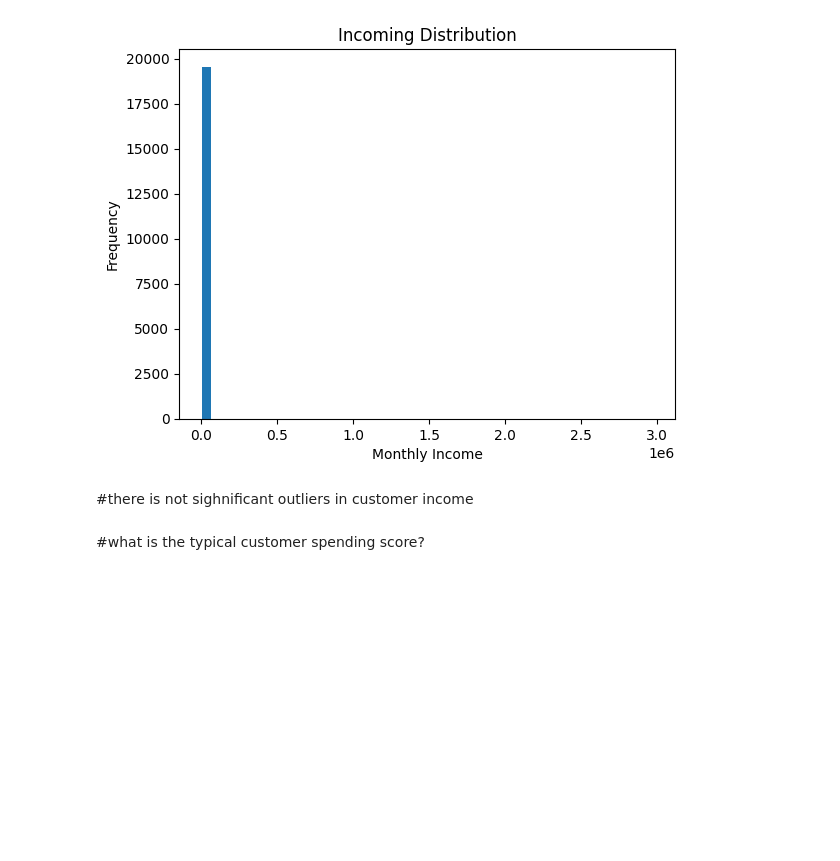
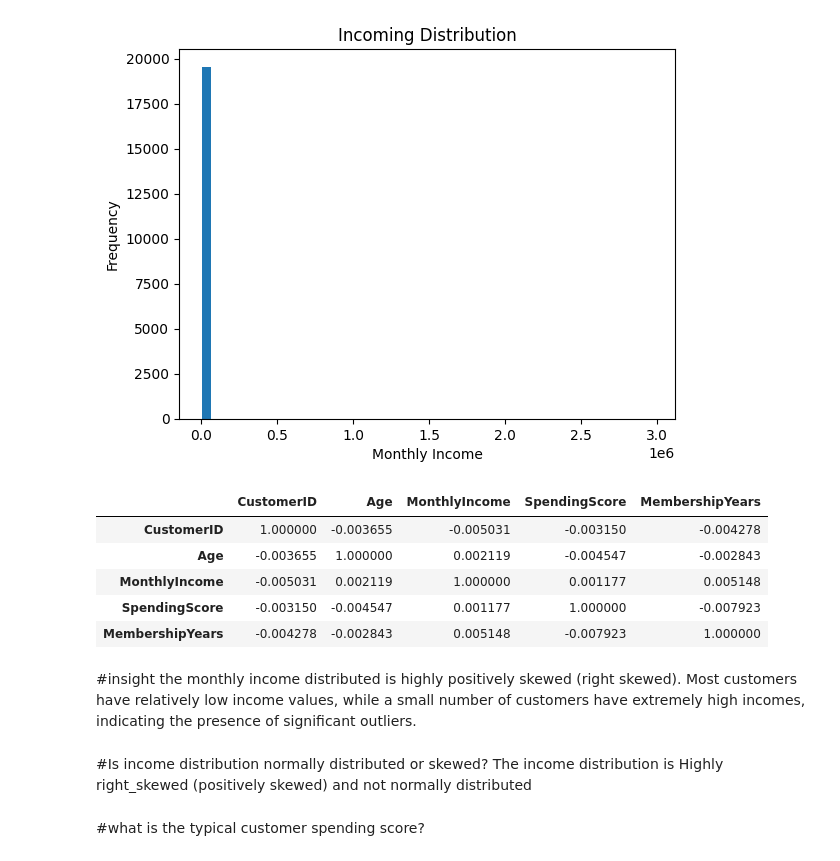
Before and after one commit to Samar97adel/Data-Analysis, a Jupyter notebook: Customers Data Assignment .ipynb, the cells around one changed output. Drawn from its saved outputs; the diff is of its cells as text; code cells hidden in the pictures; blank space fills up the shorter version.

```diff
--- a/Customers Data Assignment .ipynb
+++ b/Customers Data Assignment .ipynb
@@ -8,7 +8,7 @@ Drive already mounted at /content/drive; to attempt to forcibly remount, call dr
 # %%
 import pandas as pd
 # %%
-df=pd.read_csv('/content/customers_data_assignment.csv')
+df=pd.read_csv('/content/drive/MyDrive/data visualization /customers_data_assignment - Copy.csv')
 # %% [markdown]
 #Quick peek of te Data
 # %%
@@ -532,8 +582,23 @@ plt.ylabel('Frequency')
 plt.show()
 # %% [output]
 [figure]
-# %% [markdown]
-#there is not sighnificant outliers in customer income
+# %%
+df_clean.corr(numeric_only=True)
+# %% [output]
+|  | CustomerID | Age | MonthlyIncome | SpendingScore | MembershipYears |
+| CustomerID | 1.000000 | -0.003655 | -0.005031 | -0.003150 | -0.004278 |
+| Age | -0.003655 | 1.000000 | 0.002119 | -0.004547 | -0.002843 |
+| MonthlyIncome | -0.005031 | 0.002119 | 1.000000 | 0.001177 | 0.005148 |
+| SpendingScore | -0.003150 | -0.004547 | 0.001177 | 1.000000 | -0.007923 |
+| MembershipYears | -0.004278 | -0.002843 | 0.005148 | -0.007923 | 1.000000 |
+# %% [markdown]
+#insight
+the monthly income distributed is highly positively skewed (right skewed).
+Most customers have relatively low income values, while a small number of customers have extremely high incomes, indicating the presence of significant outliers.
+# %% [markdown]
+#Is income distribution normally distributed or skewed?
+The income distribution is Highly right_skewed (positively skewed)
+and not normally distributed
 # %% [markdown]
 #what is the typical customer spending score?
 # %%
```
Also changed, not shown: parts of 20 cells of this notebook.
